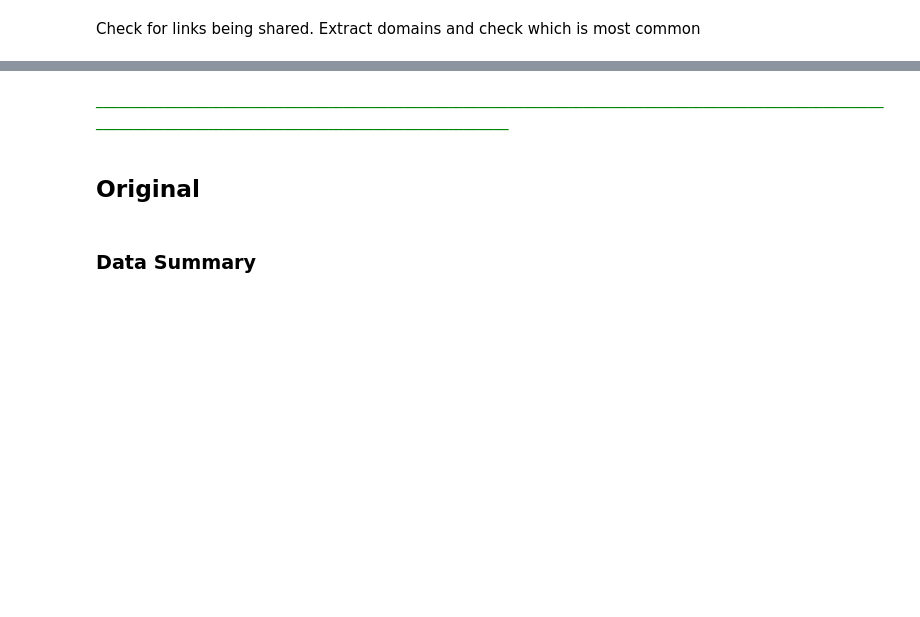
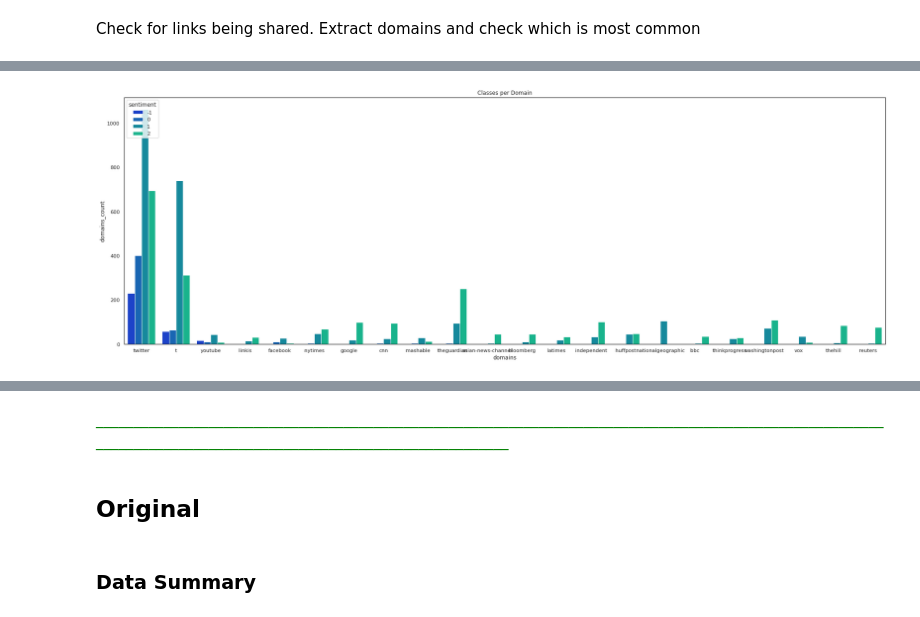
Before and after one commit to Lizette95/Team_RM5_ClassificationPredict_Notebook, a Jupyter notebook: Team_RM5_ClassificationNotebook.ipynb, the cells around one changed output, grey strips where cells are left out. Saved outputs shown, nothing was run; the diff lists cells and outputs as text; code cells hidden in the pictures; blank space fills up the shorter version.

```diff
--- a/Team_RM5_ClassificationNotebook.ipynb
+++ b/Team_RM5_ClassificationNotebook.ipynb
@@ -640,0 +659,19 @@ df_train.head()
+# %%
+# @title Make count dataframes
+from collections import Counter
+
+def mentions_or_hash_count_df(df, col = 'mentions'):
+    tags = []
+    for i, row in df.iterrows():
+        for tag in row[col]:
+            if tag:
+                tags.append(tag)
+    counts = dict(Counter(tags)).items()
+    return pd.DataFrame(counts, columns=[col, col+'_count']).sort_values(by=col+'_count', ascending=False)
+
+mentions_counts = mentions_or_hash_count_df(df_train, col = 'mentions')
+print(mentions_counts.head())
+hash_tags = mentions_or_hash_count_df(df_train, col = 'hash_tags')
+print(hash_tags.head())
+domain_counts = mentions_or_hash_count_df(df_train, col = 'domains')
+print(domain_counts.head())
@@ -640,0 +751,8 @@ df_train.head()
+# %%
+#@title Check Domain counts with sentiments
+d = domain_sents.drop(columns=['sentiment']).groupby('domains').sum()
+# (d['domains_count']).sort_values()
+# d[d['domains_count']>100].describe()
+d = d[d['domains_count']>40].sort_values(by= 'domains_count')
+print(d)
+top_domains = list(d.index)
@@ -640,0 +833,18 @@ df_train.head()
+# %%
+# @title plot domains
+from pylab import rcParams
+rcParams['figure.figsize'] = 30, 10
+
+conditions = [(domain_sents['domains']==domain) for domain in top_domains]
+
+selector = domain_sents['domains'] == ',,,,,,'
+for condition in conditions:
+    selector = selector|condition
+
+sns.barplot(x='domains', y = 'domains_count',
+            data=domain_sents[selector],
+            palette='winter', hue='sentiment')
+plt.title('Classes per Domain')
+plt.show()
+# %% [output]
+[figure, added]
```
Also changed, not shown: parts of 25 cells of this notebook.
